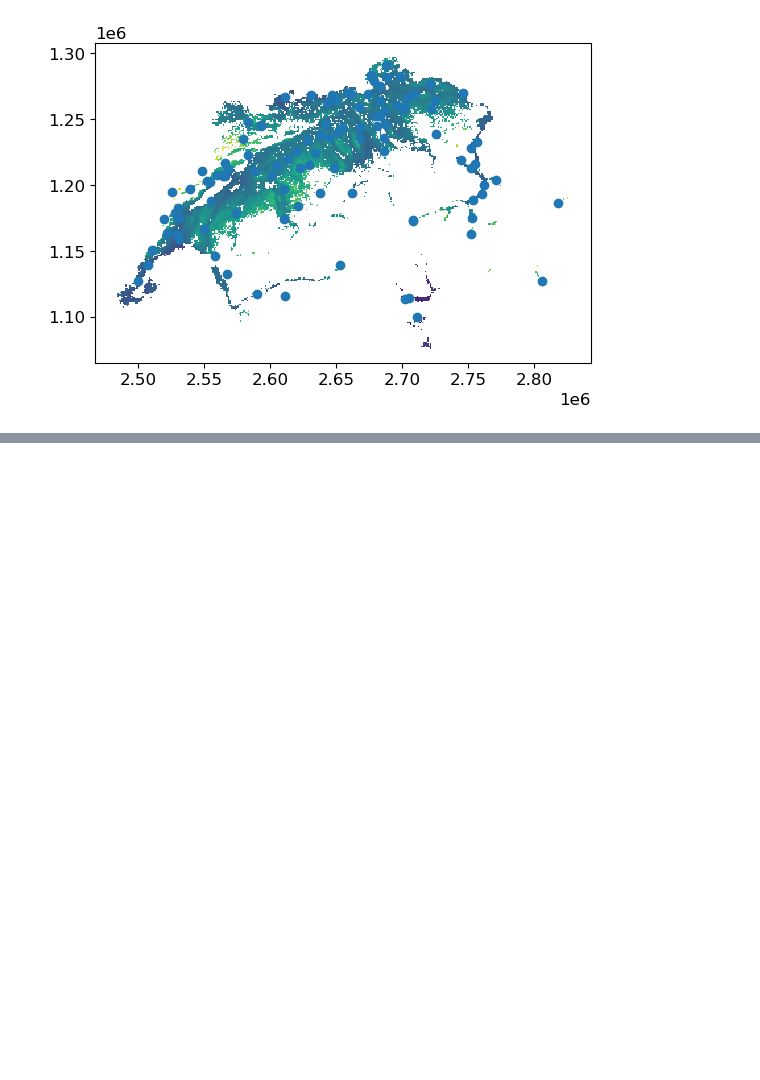
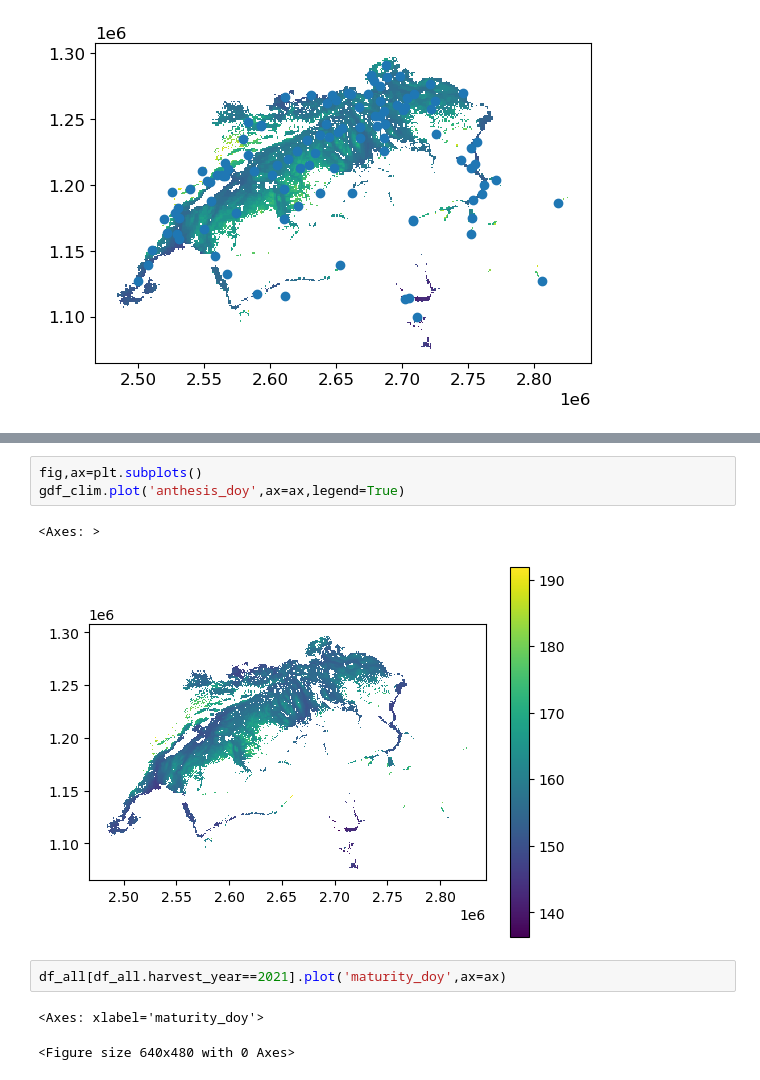
Before and after one commit to raphael-portmann/winter_wheat_phenology, a Jupyter notebook: scripts/analyze_results.ipynb, the cells around one changed output, grey strips where cells are left out. Saved outputs shown, nothing was run; the diff lists cells and outputs as text; blank space fills up the shorter version.

```diff
--- a/scripts/analyze_results.ipynb
+++ b/scripts/analyze_results.ipynb
@@ -198,0 +215,11 @@ metadata_gdf.plot(ax=ax)
+# %%
+fig,ax=plt.subplots()
+gdf_clim.plot('anthesis_doy',ax=ax,legend=True)
+# %% [output]
+<Axes: >
+[figure, added]
+# %%
+df_all[df_all.harvest_year==2021].plot('maturity_doy',ax=ax)
+# %% [output]
+<Axes: xlabel='maturity_doy'>
+<Figure size 640x480 with 0 Axes>
```
Also changed, not shown: parts of 4 cells of this notebook, 2 other files.
